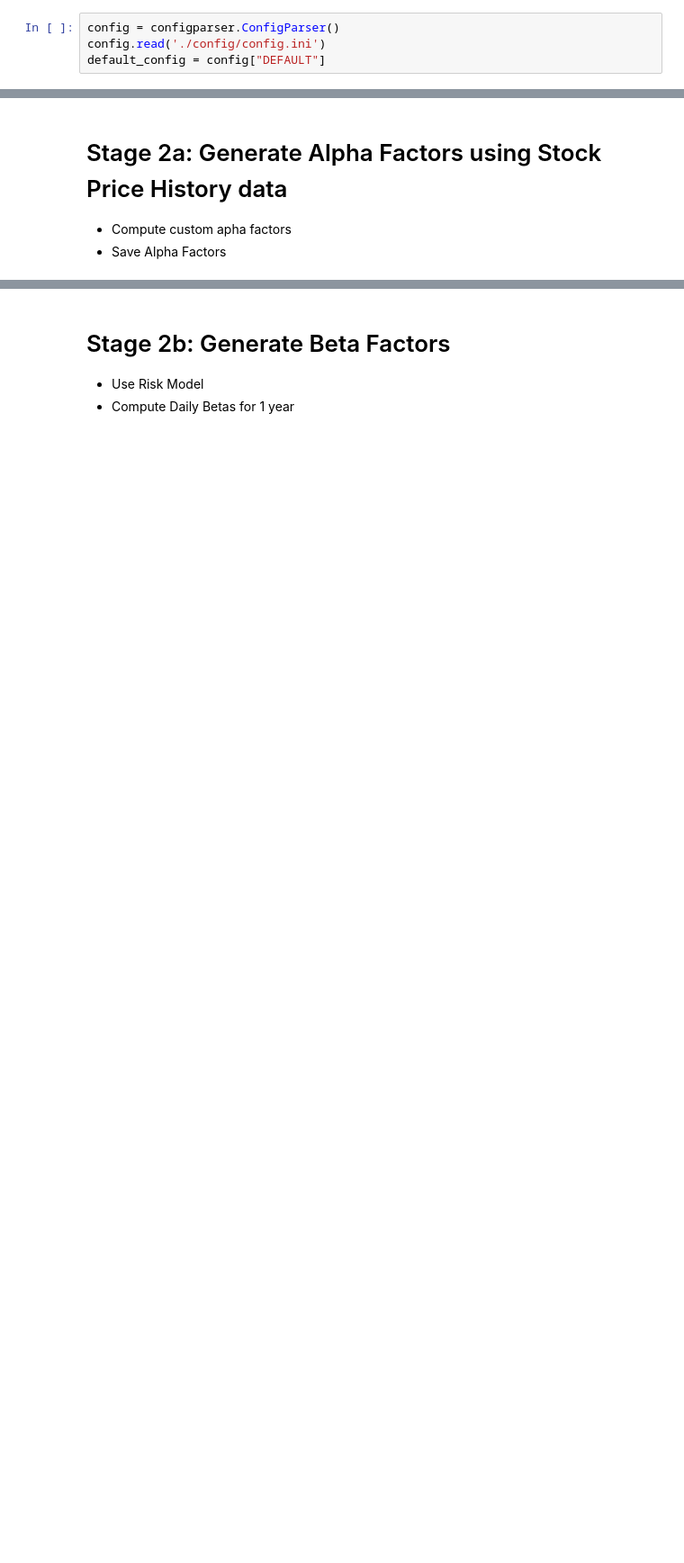
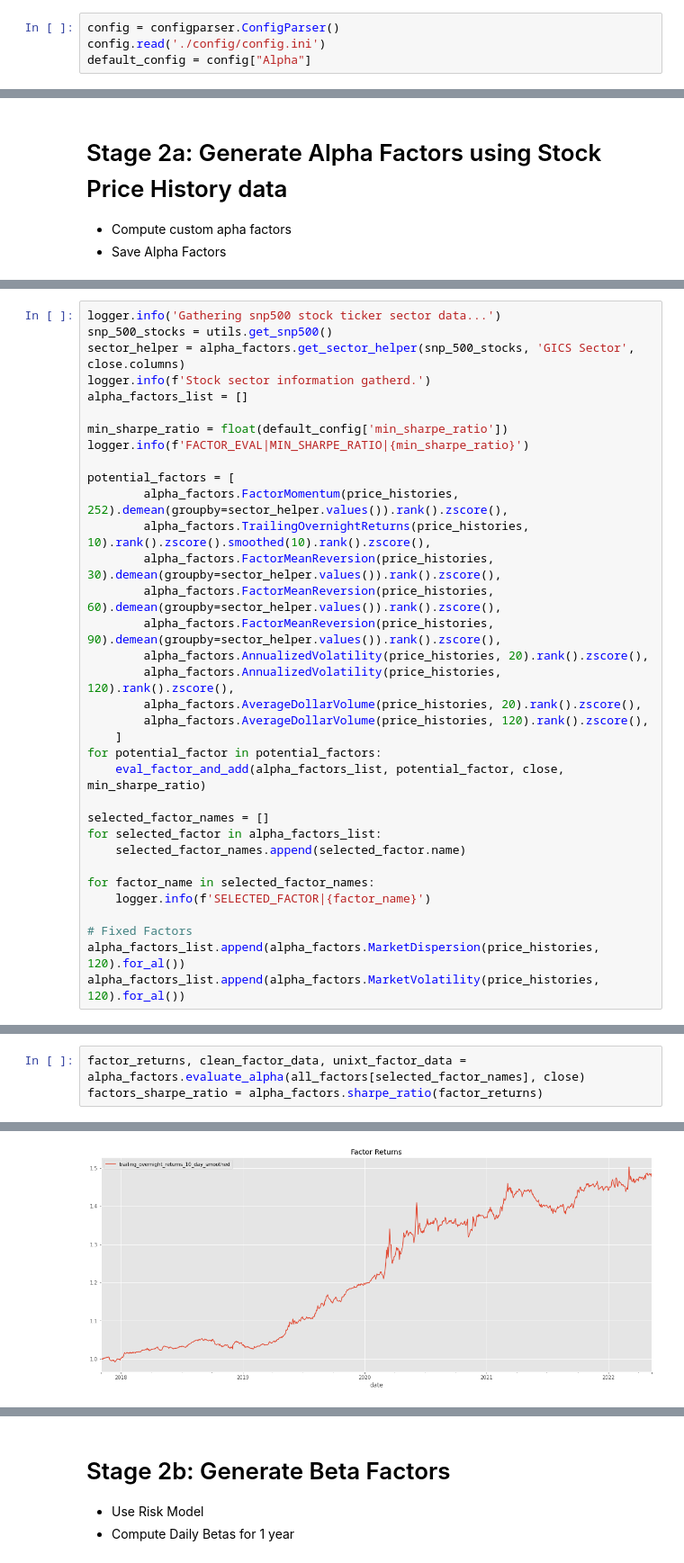
Before and after one commit to nmaiorana/svi-trading-tools, a Jupyter notebook: generate_alphaNbeta_factors.ipynb, the cells around one changed output, grey strips where cells are left out. Shown at 90% size. Cells and saved outputs as stored; diff of their text form; blank space fills up the shorter version.

Commit message:
Refactoring
Logic for alpha selection
Logic for AI Alpha representation

```diff
--- a/generate_alphaNbeta_factors.ipynb
+++ b/generate_alphaNbeta_factors.ipynb
@@ -46,7 +46,7 @@ logger.info(f'Pandas version: {pd.__version__}')
 # %%
 config = configparser.ConfigParser()
 config.read('./config/config.ini')
-default_config = config["DEFAULT"]
+default_config = config["Alpha"]
 # %% [markdown]
 # Price History data
 # %%
@@ -76,0 +90,34 @@ beta_factors_file_name = default_config["DataDirectory"] + '/' + default_config[
+# %%
+logger.info('Gathering snp500 stock ticker sector data...')
+snp_500_stocks = utils.get_snp500()
+sector_helper = alpha_factors.get_sector_helper(snp_500_stocks, 'GICS Sector', close.columns)
+logger.info(f'Stock sector information gatherd.')
+alpha_factors_list = []
+
+min_sharpe_ratio = float(default_config['min_sharpe_ratio'])
+logger.info(f'FACTOR_EVAL|MIN_SHARPE_RATIO|{min_sharpe_ratio}')
+
+potential_factors = [
+        alpha_factors.FactorMomentum(price_histories, 252).demean(groupby=sector_helper.values()).rank().zscore(),
+        alpha_factors.TrailingOvernightReturns(price_histories, 10).rank().zscore().smoothed(10).rank().zscore(),
+        alpha_factors.FactorMeanReversion(price_histories, 30).demean(groupby=sector_helper.values()).rank().zscore(),
+        alpha_factors.FactorMeanReversion(price_histories, 60).demean(groupby=sector_helper.values()).rank().zscore(),
+        alpha_factors.FactorMeanReversion(price_histories, 90).demean(groupby=sector_helper.values()).rank().zscore(),
+        alpha_factors.AnnualizedVolatility(price_histories, 20).rank().zscore(),
+        alpha_factors.AnnualizedVolatility(price_histories, 120).rank().zscore(),
+        alpha_factors.AverageDollarVolume(price_histories, 20).rank().zscore(),
+        alpha_factors.AverageDollarVolume(price_histories, 120).rank().zscore(),
+    ]
+for potential_factor in potential_factors:
+    eval_factor_and_add(alpha_factors_list, potential_factor, close, min_sharpe_ratio)
+
+selected_factor_names = []
+for selected_factor in alpha_factors_list:
+    selected_factor_names.append(selected_factor.name)
+
+for factor_name in selected_factor_names:
+    logger.info(f'SELECTED_FACTOR|{factor_name}')
+
+# Fixed Factors
+alpha_factors_list.append(alpha_factors.MarketDispersion(price_histories, 120).for_al())
+alpha_factors_list.append(alpha_factors.MarketVolatility(price_histories, 120).for_al())
@@ -124,0 +167,4 @@ for alpha_factor in all_factors.columns:
+# %%
+factor_returns, clean_factor_data, unixt_factor_data = alpha_factors.evaluate_alpha(all_factors[selected_factor_names], close)
+factors_sharpe_ratio = alpha_factors.sharpe_ratio(factor_returns)
+# %% [output]
@@ -124,0 +179 @@ for alpha_factor in all_factors.columns:
+[figure, added]
```
Also changed, not shown: parts of 8 cells of this notebook, 6 other files.
